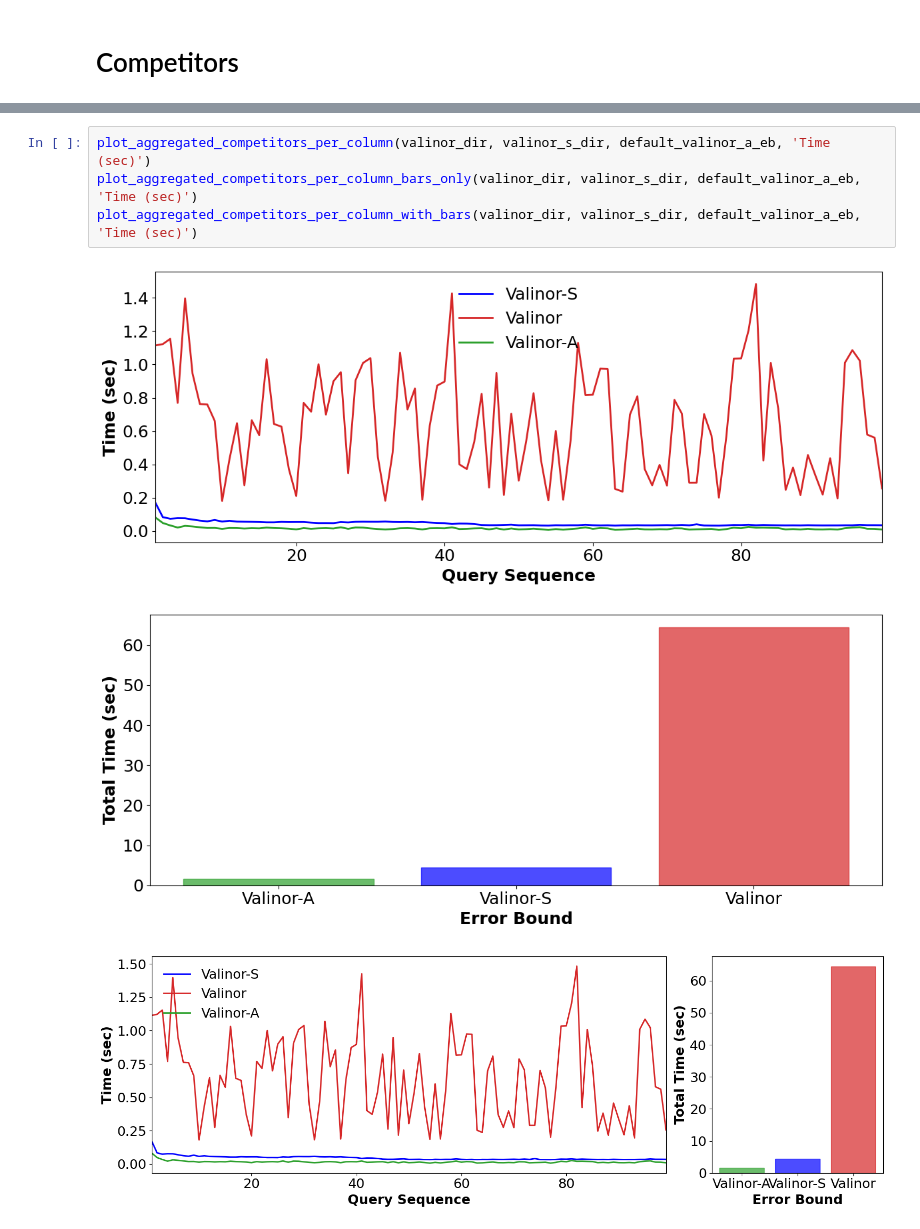
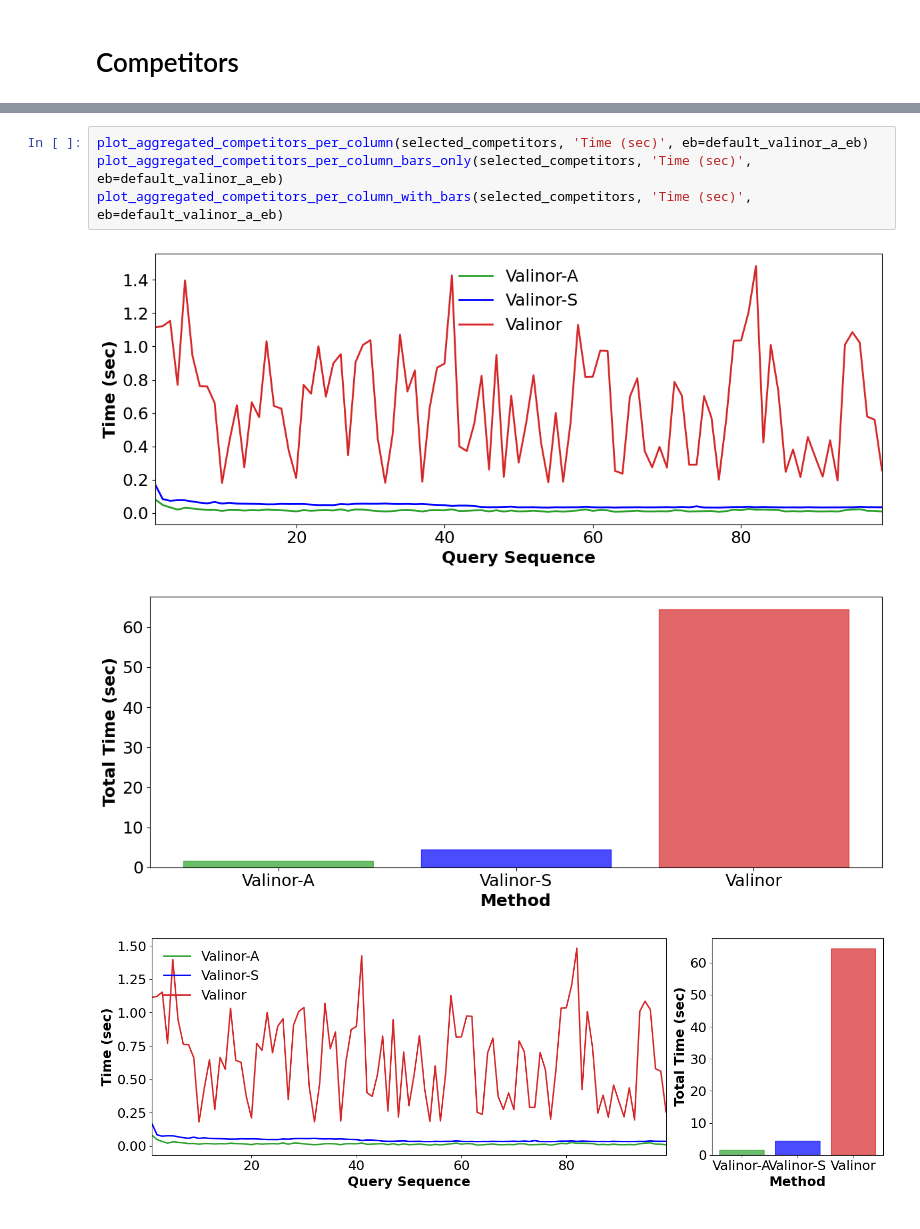
Before and after one commit to VisualFacts/rawvis-index, a Jupyter notebook: experiments/plot_creator.ipynb, the cells around one changed output, grey strips where cells are left out. Saved outputs shown, nothing was run; the diff lists cells and outputs as text.

```diff
--- a/experiments/plot_creator.ipynb
+++ b/experiments/plot_creator.ipynb
@@ -742,11 +834,11 @@ def plot_aggregated_competitors_per_column_bars_only(valinor_dir, valinor_s_dir,
     plt.tight_layout()
     plt.show()
 # %%
-plot_aggregated_competitors_per_column(valinor_dir, valinor_s_dir, default_valinor_a_eb, 'Time (sec)')
-plot_aggregated_competitors_per_column_bars_only(valinor_dir, valinor_s_dir, default_valinor_a_eb, 'Time (sec)')
-plot_aggregated_competitors_per_column_with_bars(valinor_dir, valinor_s_dir, default_valinor_a_eb, 'Time (sec)')
+plot_aggregated_competitors_per_column(selected_competitors, 'Time (sec)', eb=default_valinor_a_eb)
+plot_aggregated_competitors_per_column_bars_only(selected_competitors, 'Time (sec)', eb=default_valinor_a_eb)
+plot_aggregated_competitors_per_column_with_bars(selected_competitors, 'Time (sec)', eb=default_valinor_a_eb)
 # %% [output]
-[figure, old version]
+[figure, new version]
-[figure, old version]
+[figure, new version]
-[figure, old version]
+[figure, new version]
 # %%
```
Also changed, not shown: parts of 16 cells of this notebook, 5 other files.
